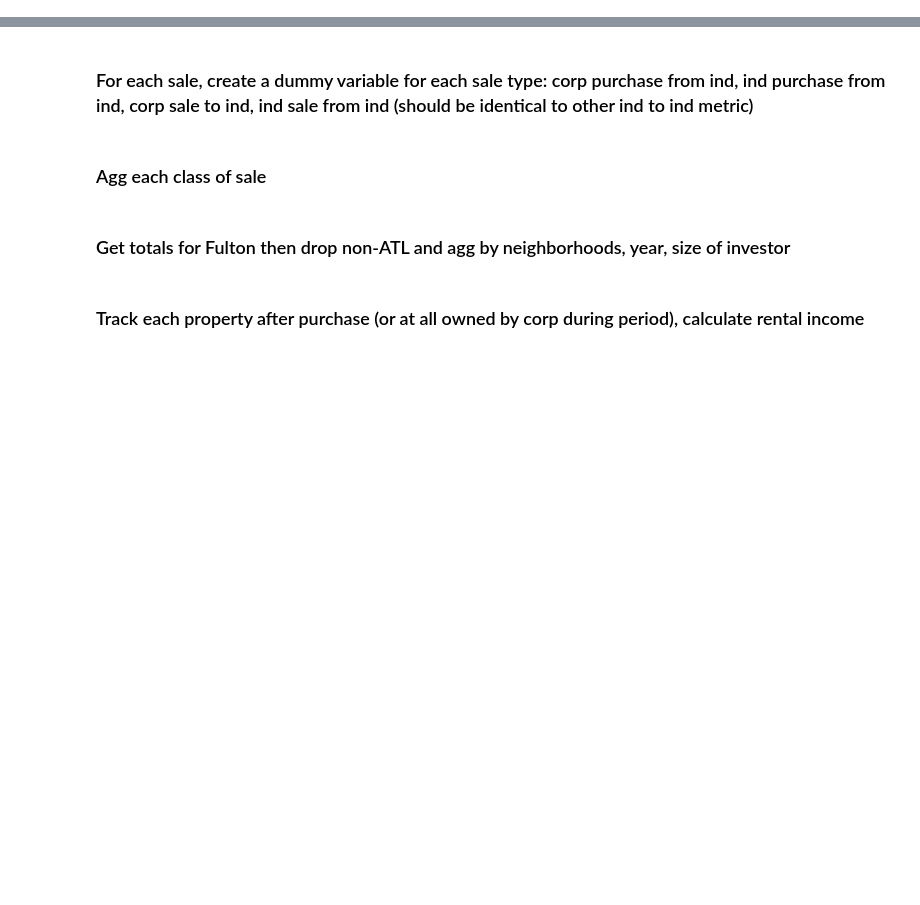
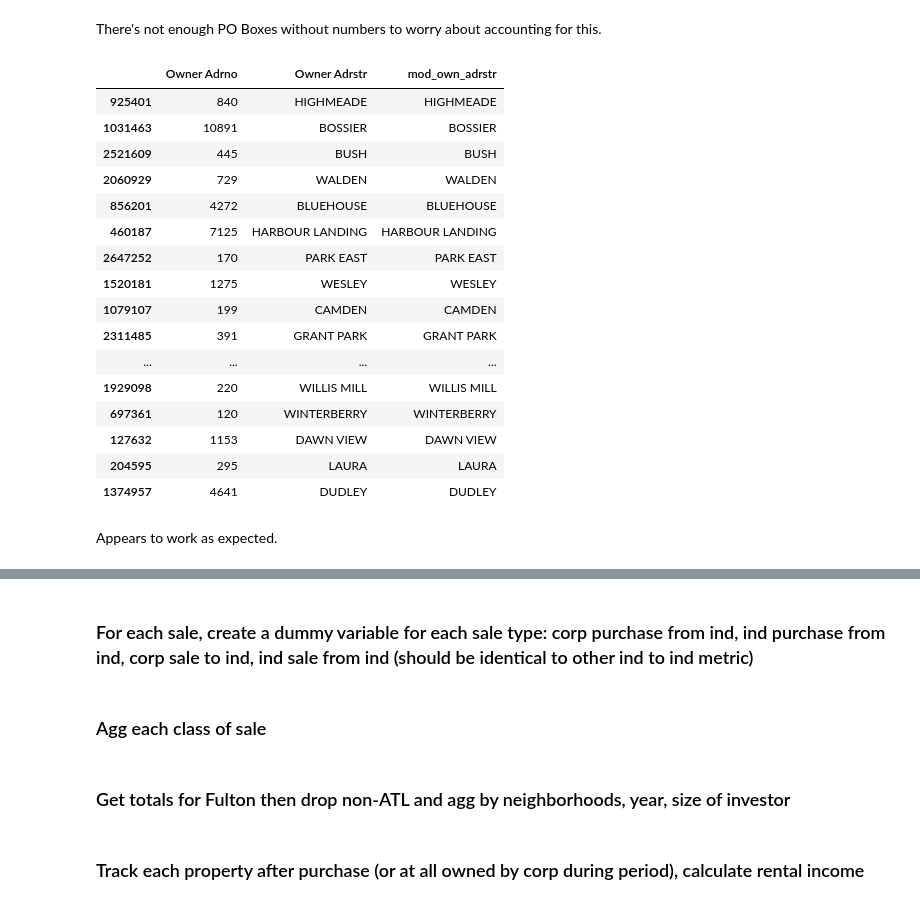
Before and after one commit to Nicholas-Polimeni/wealth-loss-sfr, a Jupyter notebook: analysis.ipynb, the cells around one changed output, grey strips where cells are left out. Drawn from its saved outputs; the diff is of its cells as text; code cells hidden in the pictures; blank space fills up the shorter version.

```diff
--- a/analysis.ipynb
+++ b/analysis.ipynb
@@ -138,0 +40,6 @@ print("Size after: ", atl_df.shape)
+# %%
+import pandas as pd
+import geopandas as gpd
+
+pd.set_option('display.max_columns', 150)
+pd.options.display.float_format = '{:.5f}'.format
@@ -138,0 +62,5 @@ print("Size after: ", atl_df.shape)
+# %%
+# Drop rows without an owner address
+init_len = len(digest_full_geo_nbhd)
+digest_full_geo_nbhd = digest_full_geo_nbhd[digest_full_geo_nbhd["Owner Adrstr"] != ""]
+print(f"Number of empty addresses dropped: {init_len - len(digest_full_geo_nbhd)}")
@@ -138,0 +83,12 @@ print("Size after: ", atl_df.shape)
+# %%
+# Demonstration that if an address string is a PO BOX, it contains "BOX" and numbers
+re_contains_weird_box = r".*B\.O\.X.*"
+re_box_and_numbers = r".*BOX.*[0-9].*"
+
+print(len(digest_full_geo_nbhd[
+    digest_full_geo_nbhd["Owner Adrstr"].str.contains(re_contains_weird_box, regex=True)
+]["Owner Adrstr"]))
+
+digest_full_geo_nbhd[
+    digest_full_geo_nbhd["Owner Adrstr"].str.contains(re_box_and_numbers, regex=True)
+]["Owner Adrstr"].sample(10)
@@ -138,0 +141,24 @@ print("Size after: ", atl_df.shape)
+# %% [markdown]
+There's not enough PO Boxes without numbers to worry about accounting for this.
+# %%
+digest_full_geo_nbhd[["Owner Adrno", "Owner Adrstr", "mod_own_adrstr"]].sample(20)
+# %% [output]
+|  | Owner Adrno | Owner Adrstr | mod_own_adrstr |
+| 925401 | 840 | HIGHMEADE | HIGHMEADE |
+| 1031463 | 10891 | BOSSIER | BOSSIER |
+| 2521609 | 445 | BUSH | BUSH |
+| 2060929 | 729 | WALDEN | WALDEN |
+| 856201 | 4272 | BLUEHOUSE | BLUEHOUSE |
+| 460187 | 7125 | HARBOUR LANDING | HARBOUR LANDING |
+| 2647252 | 170 | PARK EAST | PARK EAST |
+| 1520181 | 1275 | WESLEY | WESLEY |
+| 1079107 | 199 | CAMDEN | CAMDEN |
+| 2311485 | 391 | GRANT PARK | GRANT PARK |
+| ... | ... | ... | ... |
+| 1929098 | 220 | WILLIS MILL | WILLIS MILL |
+| 697361 | 120 | WINTERBERRY | WINTERBERRY |
+| 127632 | 1153 | DAWN VIEW | DAWN VIEW |
+| 204595 | 295 | LAURA | LAURA |
+| 1374957 | 4641 | DUDLEY | DUDLEY |
+# %% [markdown]
+Appears to work as expected.
```
Also changed, not shown: parts of 39 cells of this notebook.
